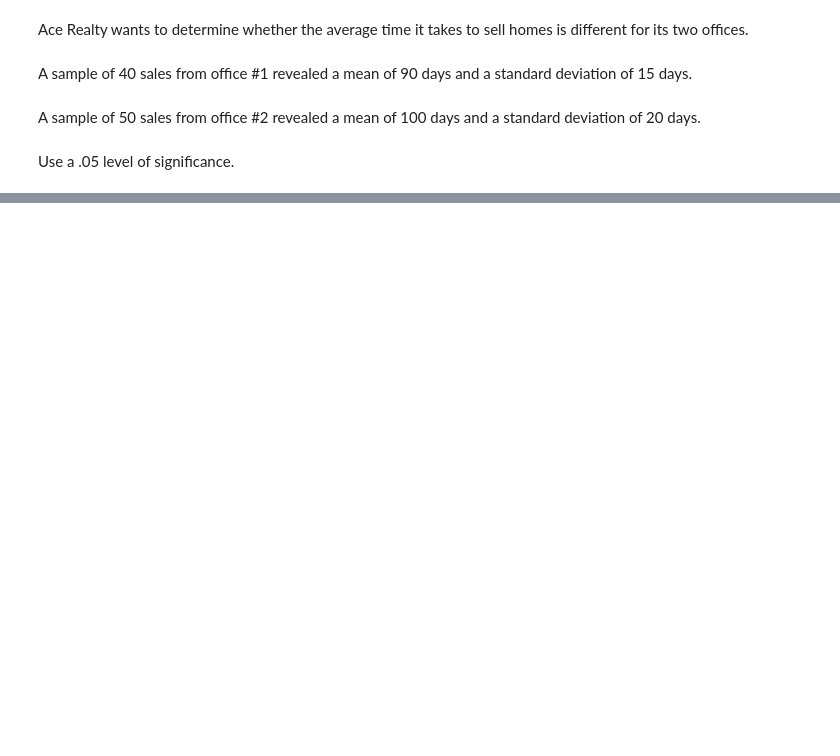
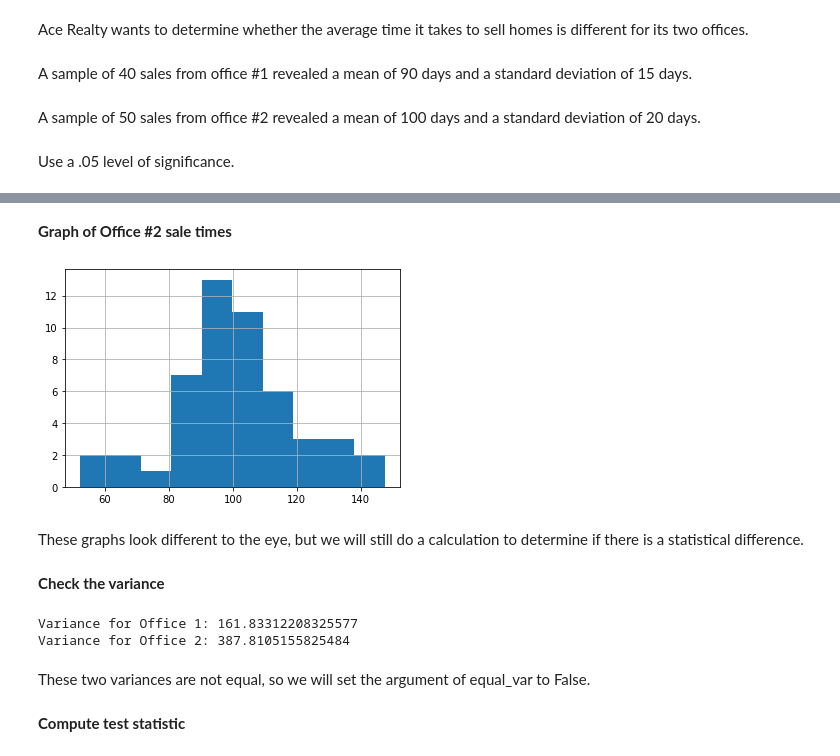
Before and after one commit to malachi-hale/statistics-exercises, a Jupyter notebook: hypothesis_testing.ipynb, the cells around one changed output, grey strips where cells are left out. Drawn from its saved outputs; the diff is of its cells as text; code cells hidden in the pictures; blank space fills up the shorter version.

Commit message:
updates to test exercises

```diff
--- a/hypothesis_testing.ipynb
+++ b/hypothesis_testing.ipynb
@@ -170,0 +130,20 @@ Because our p value is greater than our 0.05 level of significance, we do not re
+# %% [markdown]
+**Graph of Office #2 sale times**
+# %%
+office_2_plot = office_2_pd['time'].hist()
+# %% [output]
+[figure, added]
+# %% [markdown]
+These graphs look different to the eye, but we will still do a calculation to determine if there is a statistical difference.
+# %% [markdown]
+**Check the variance**
+# %%
+print("Variance for Office 1:", office_1_pd['time'].var())
+print("Variance for Office 2:", office_2_pd['time'].var())
+# %% [output]
+Variance for Office 1: 161.83312208325577
+Variance for Office 2: 387.8105155825484
+# %% [markdown]
+These two variances are not equal, so we will set the argument of equal_var to False.
+# %% [markdown]
+**Compute test statistic**
```
Also changed, not shown: parts of 118 cells of this notebook.
